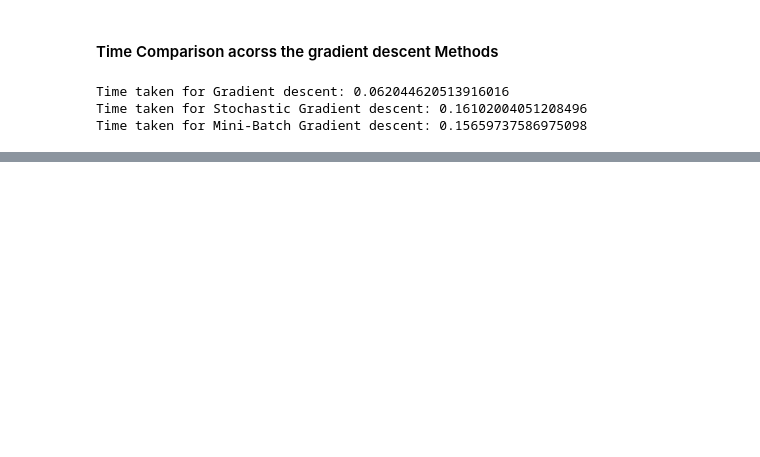
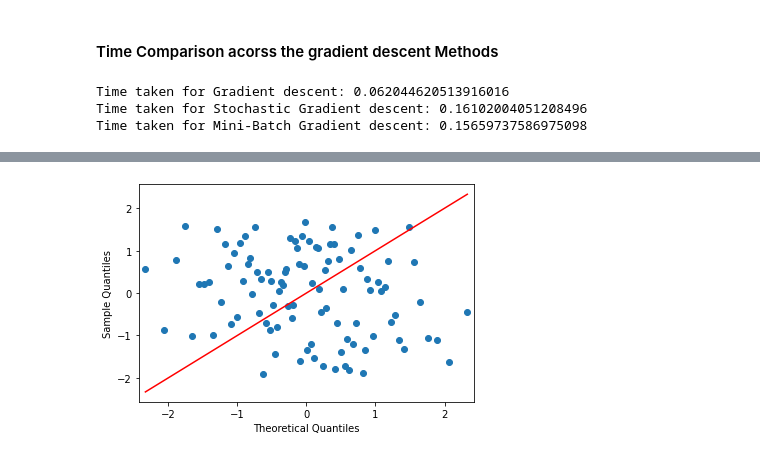
Before and after one commit to ShivaHarshPothula/MachineLearning_Scripts, a Jupyter notebook: Linear_Regression.ipynb, the cells around one changed output, grey strips where cells are left out. Saved outputs shown, nothing was run; the diff lists cells and outputs as text; code cells hidden in the pictures; blank space fills up the shorter version.

```diff
--- a/Linear_Regression.ipynb
+++ b/Linear_Regression.ipynb
@@ -391,0 +448,11 @@ Time taken for Mini-Batch Gradient descent: 0.15659737586975098
+# %%
+### QQ-plot
+from sklearn.preprocessing import StandardScaler
+
+scaler = StandardScaler()
+std_resid = scaler.fit_transform(resid)
+
+sm.qqplot(std_resid, line = 's')
+plt.show()
+# %% [output]
+[figure, added]
```
Also changed, not shown: parts of 13 cells of this notebook.
